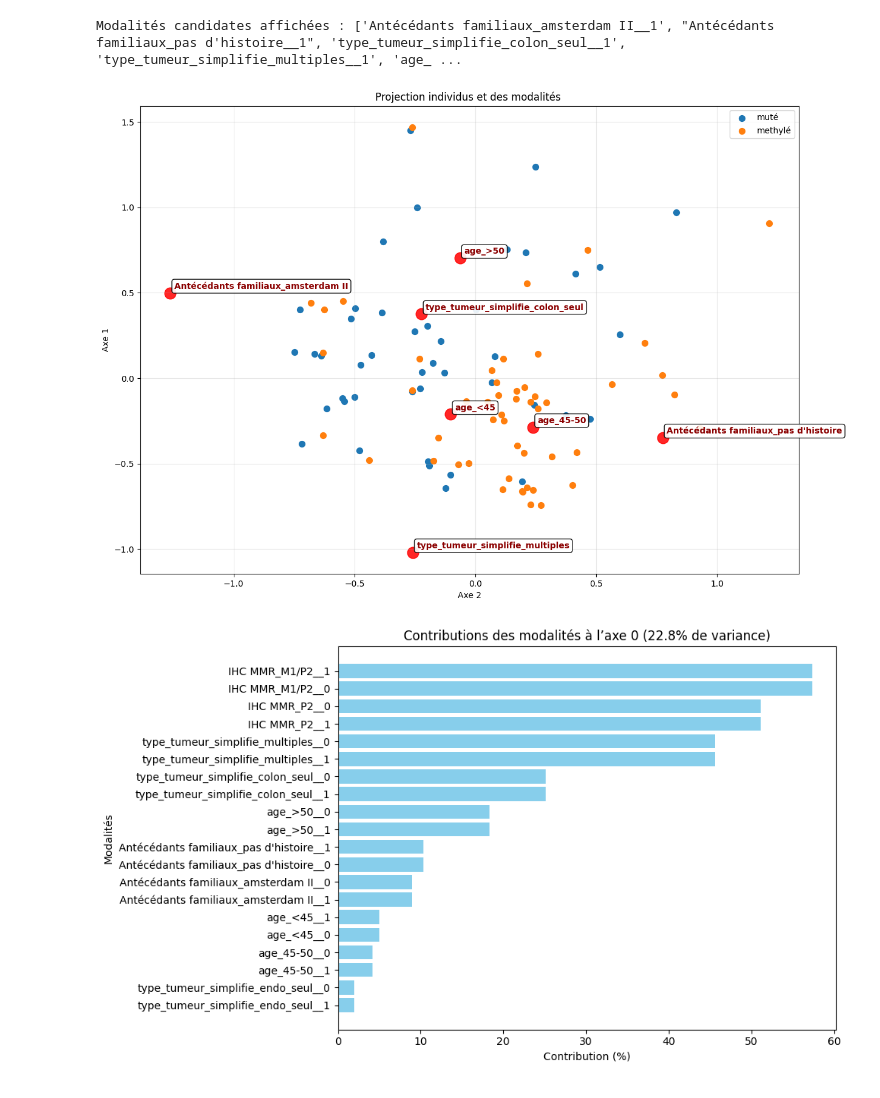
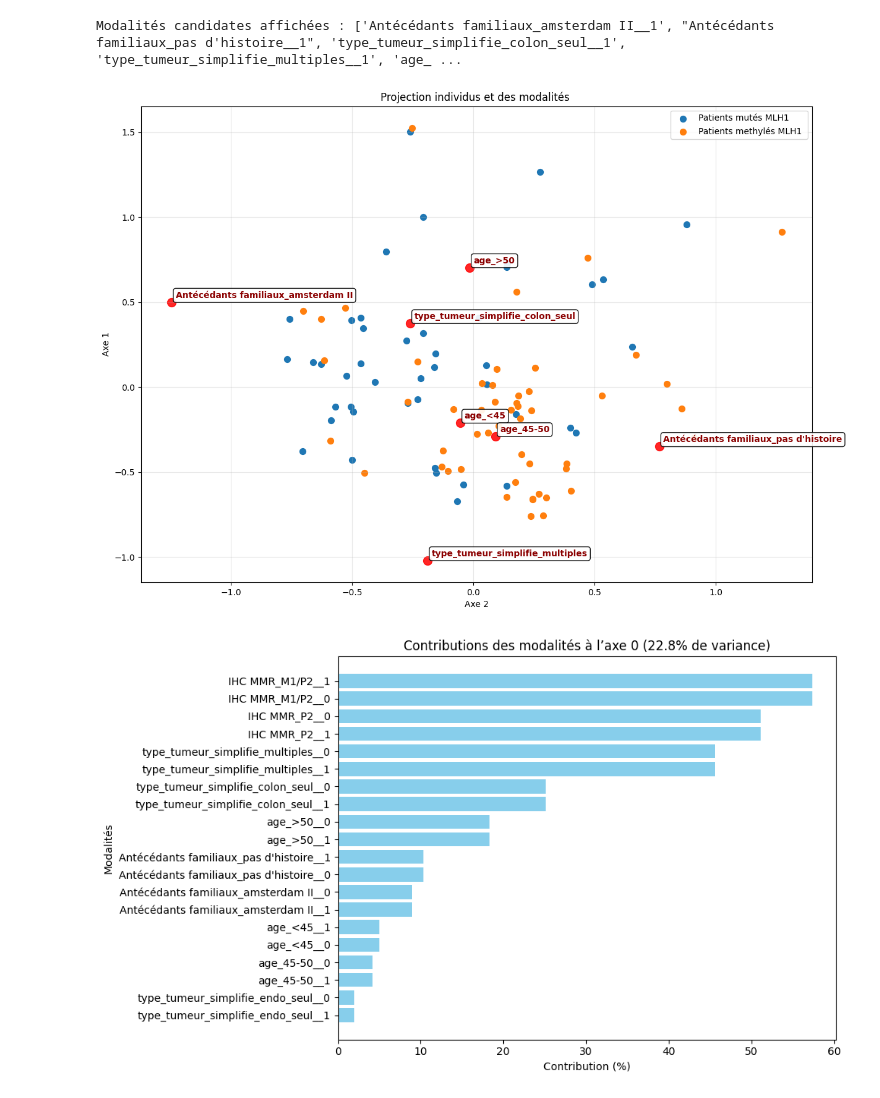
Before and after one commit to Ramzwade/stat-these, a Jupyter notebook: testacm.ipynb, the cells around one changed output. Saved outputs shown, nothing was run; the diff lists cells and outputs as text; code cells hidden in the pictures.

```diff
--- a/testacm.ipynb
+++ b/testacm.ipynb
@@ -134,5 +134,5 @@ dtype: float64
 # %%
-#ACM a faire en recodant les types de cancers exclusif comme la regression
+# la même mais second graph avec les methylé secondaire /amsterdam ACM a faire en recodant les types de cancers exclusif comme la regression
 
 # 1️⃣ Import des librairies
 import pandas as pd
@@ -215,10 +215,10 @@ plt.figure(figsize=(10,8))
 
 # Ajouter un micro-décalage aléatoire
 np.random.seed(42)
-jitter_x = np.random.normal(0, 0.07, size=len(ind_coords))
-jitter_y = np.random.normal(0, 0.07, size=len(ind_coords))
+jitter_x = np.random.normal(0,0.09, size=len(ind_coords))
+jitter_y = np.random.normal(0,0.09, size=len(ind_coords))
 
-noms_statuts = {1: 'methylé', 0: 'muté', 2 : "methylé secondaire/avec histoire familiale"}  # ← Attention à l'ordre!
+noms_statuts = {1: 'Patients methylés MLH1 ', 0: 'Patients mutés MLH1 ', 2 : "Patients methylés secondaires/avec critères d'Amsterdam"}  # ← Attention à l'ordre!
 
 for val in colors.unique():
     mask = colors == val
@@ -300,8 +300,8 @@ has_axis2 = 2 in mod_coords.columns
 # 5. Ajouter un jitter aux individus
 # -----------------------------
 np.random.seed(42)  # Seed fixe pour reproductibilité
-jitter_x = np.random.normal(0, 0.07, size=ind_coords.shape[0])  # Bruit sur l'axe X
-jitter_y = np.random.normal(0, 0.07, size=ind_coords.shape[0])  # Bruit sur l'axe Y
+jitter_x = np.random.normal(0, 0.09, size=ind_coords.shape[0])  # Bruit sur l'axe X
+jitter_y = np.random.normal(0, 0.09, size=ind_coords.shape[0])  # Bruit sur l'axe Y
 
 
 # -----------------------------
@@ -314,7 +314,8 @@ plt.figure(figsize=(14, 10))
 # -----------------------------
 
 # Définir un dictionnaire de correspondance
-noms_statuts = {1: 'methylé', 0: 'muté', 2 : "methylé secondaire/avec histoire familiale"}  # ← Attention à l'ordre!
+noms_statuts = {1: 'Patients methylés MLH1 ', 0: 'Patients mutés MLH1 ', 2 : "Patients methylés secondaires/avec critères d'Amsterdam"}  # ← Attention à l'ordre!
+
 
 for val in colors.unique():
     mask = colors == val
@@ -346,35 +347,35 @@ for idx, m in enumerate(modalites_1_importantes):
     y_pos = mod_coords.loc[m, 0]
 
     # Ajout du jitter
     x_pos += modal_jitter_x[idx]
     y_pos += modal_jitter_y[idx]
 
     # Scatter + étiquette
-    plt.scatter(x_pos, y_pos, s=180, color="red", marker="o", alpha=0.85)
+    plt.scatter(x_pos, y_pos, s=100, color="red", marker="o", alpha=0.85)
     nom_clean = m.replace("__1", "").replace("_1", "")
     plt.annotate(
         nom_clean,
         (x_pos, y_pos),
         xytext=(5, 5),
         textcoords="offset points",
         fontsize=10,
         fontweight="bold",
         color="darkred",
         bbox=dict(boxstyle="round,pad=0.3", facecolor="white", alpha=0.9)
     )
 
 # -----------------------------
 # 10. Mise en forme finale
 # -----------------------------
 plt.xlabel("Axe 2")
 plt.ylabel("Axe 1")
 plt.title("Projection individus et des modalités ")
 plt.legend()
 plt.grid(alpha=0.3)
 plt.show()
 # %% [output]
 Modalités candidates affichées : ['Antécédants familiaux_amsterdam II__1', "Antécédants familiaux_pas d'histoire__1", 'type_tumeur_simplifie_colon_seul__1', 'type_tumeur_simplifie_multiples__1', 'age_ ...
-[figure, old version]
+[figure, new version]
 # %%
 # Récupérer les valeurs propres (inertie de chaque axe)
 eigvals = acm.eigenvalues_  # array des valeurs propres
```
Also changed, not shown: parts of 7 cells of this notebook, 1 other file.
